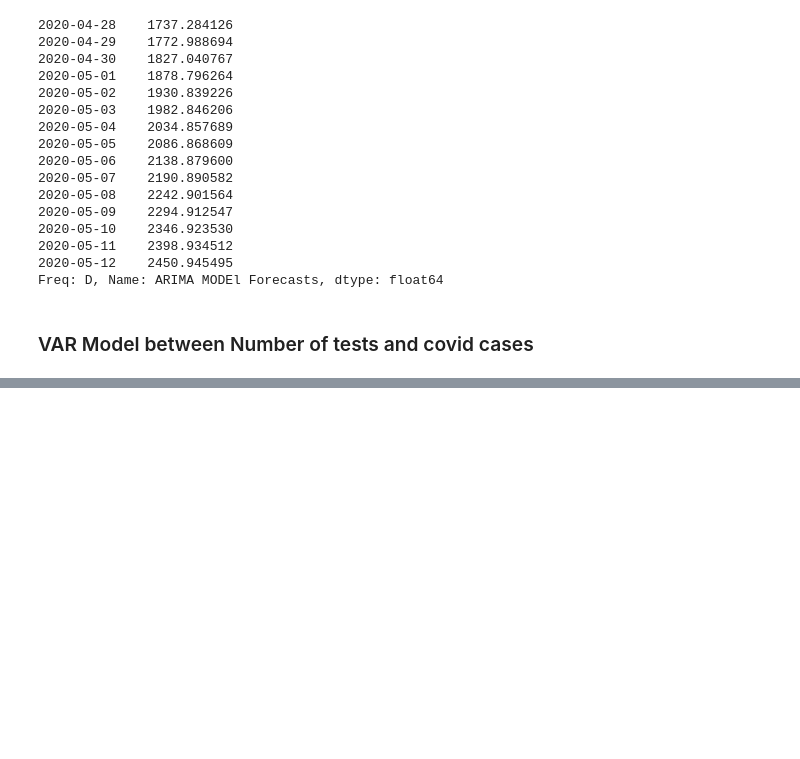
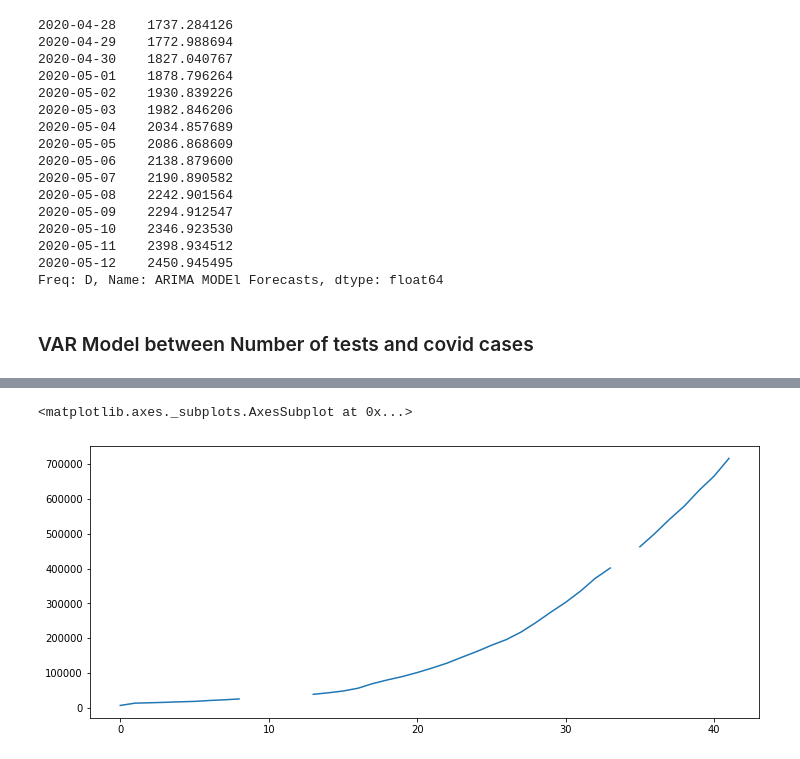
Before and after one commit to Nishant039/Covid-19-Forecasting-India, a Jupyter notebook: Covid-19 Total Cases Analysis.ipynb, the cells around one changed output, grey strips where cells are left out. Saved outputs shown, nothing was run; the diff lists cells and outputs as text; code cells hidden in the pictures; blank space fills up the shorter version.

```diff
--- a/Covid-19 Total Cases Analysis.ipynb
+++ b/Covid-19 Total Cases Analysis.ipynb
@@ -528,3 +502,6 @@ predictions
 Freq: D, Name: ARIMA MODEl Forecasts, dtype: float64
 # %% [markdown]
 ### VAR Model between Number of tests and covid cases
+# %%
+df_tests=pd.read_csv("ICMRTestingDetails.csv")
+df_tests.head()
@@ -530,0 +515,5 @@ Freq: D, Name: ARIMA MODEl Forecasts, dtype: float64
+# %%
+df_tests["TotalSamplesTested"].plot()
+# %% [output]
+<matplotlib.axes._subplots.AxesSubplot at 0x...>
+[figure, added]
```
Also changed, not shown: parts of 36 cells of this notebook.
